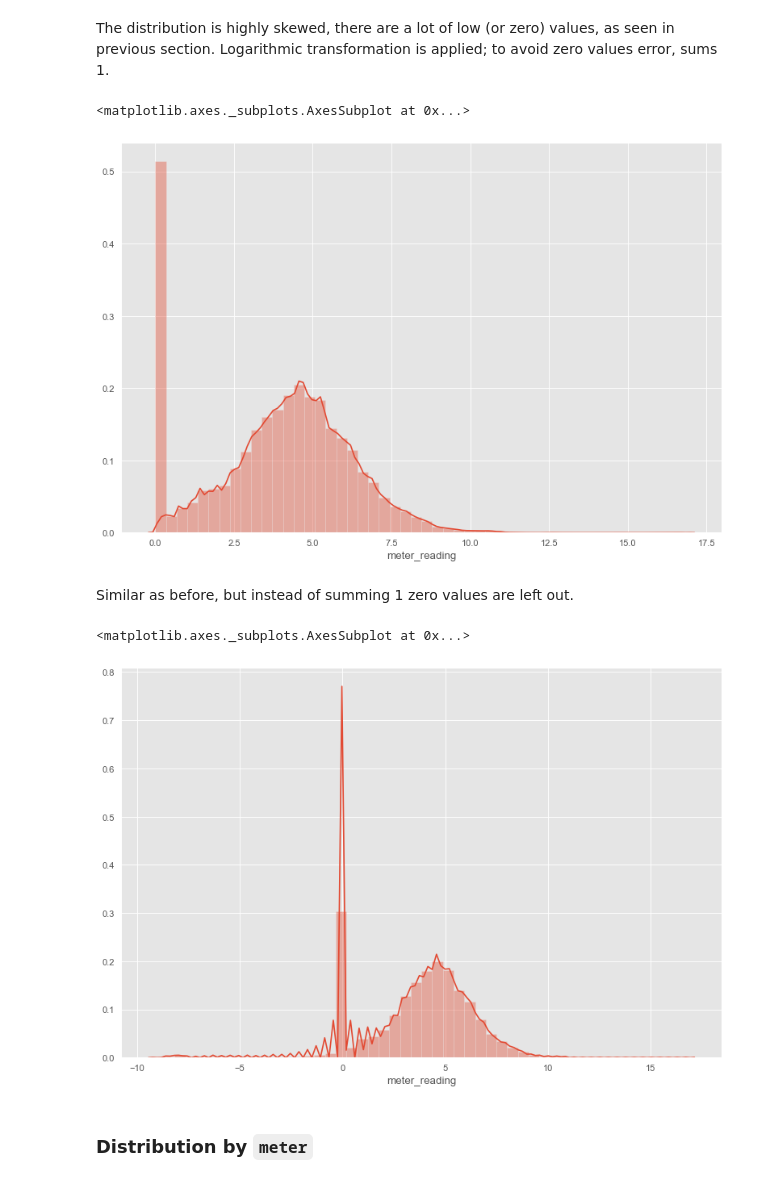
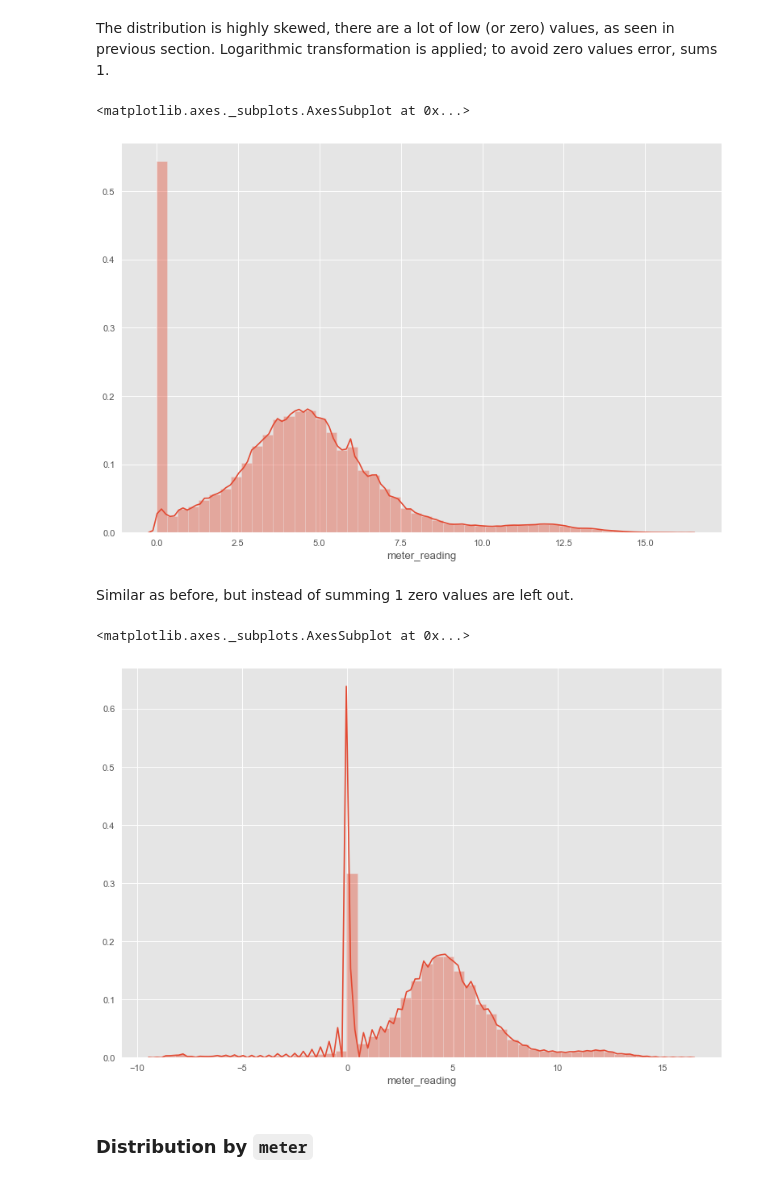
Before and after one commit to buds-lab/building-data-genome-project-2, a Jupyter notebook: notebooks/03_EDA-meter-reading.ipynb, the cells around one changed output. Cells and saved outputs as stored; diff of their text form; code cells hidden in the pictures.

```diff
--- a/notebooks/03_EDA-meter-reading.ipynb
+++ b/notebooks/03_EDA-meter-reading.ipynb
@@ -104,7 +108,7 @@ def reduce_mem_usage(df, verbose=True):
     return df
 # %%
 # Reduce memory
-#metadata = reduce_mem_usage(metadata)
+metadata = reduce_mem_usage(metadata)
 meters = reduce_mem_usage(meters)
 gc.collect()
 # %% [output]
@@ -143,18 +148,18 @@ sns.distplot(meters["meter_reading"].dropna())
 The distribution is highly skewed, there are a lot of low (or zero) values, as seen in previous section. Logarithmic transformation is applied; to avoid zero values error, sums 1.
 # %%
 # Log transformation. Sums +1 for the meter_reading = 0
-sns.distplot(np.log(meters["meter_reading"].dropna()+1))
+sns.distplot(np.log(dev["meter_reading"].dropna()+1))
 # %% [output]
 <matplotlib.axes._subplots.AxesSubplot at 0x...>
-[figure, old version]
+[figure, new version]
 # %% [markdown]
 Similar as before, but instead of summing 1 zero values are left out.
 # %%
 # Same as before, but avoiding zero values
-sns.distplot(np.log(meters["meter_reading"].dropna(), where=(dev["meter_reading"].dropna()!=0)))
+sns.distplot(np.log(dev["meter_reading"].dropna(), where=(dev["meter_reading"].dropna()!=0)))
 # %% [output]
 <matplotlib.axes._subplots.AxesSubplot at 0x...>
-[figure, old version]
+[figure, new version]
 # %% [markdown]
 ### Distribution by <code>meter</code>
 # %%
```
Also changed, not shown: parts of 20 cells of this notebook, 46 other files.
